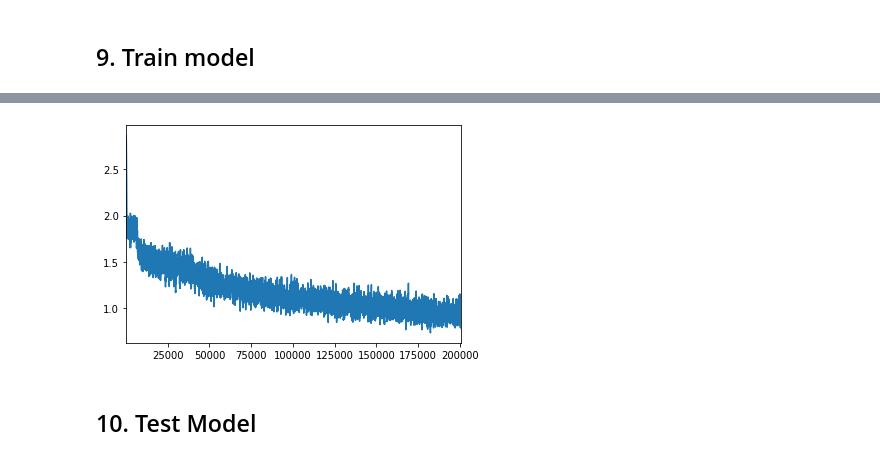
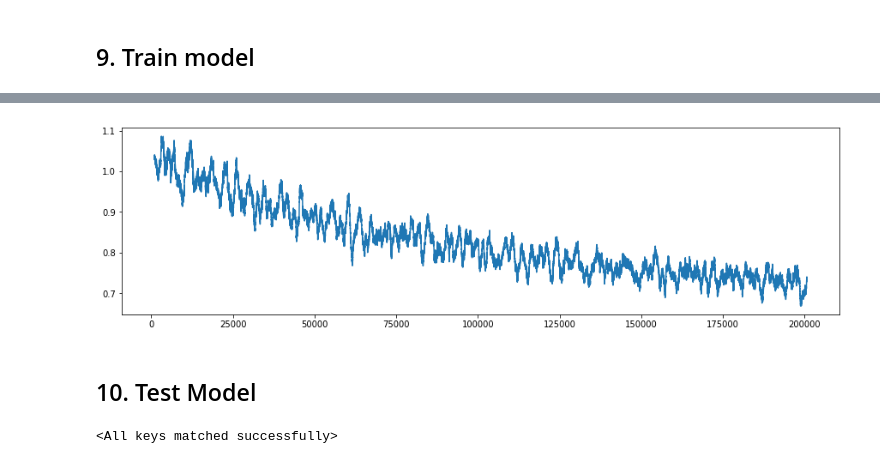
Before and after one commit to gokulkarthik/Deep-Learning-Projects.pytorch, a Jupyter notebook: 2-multi-class-word-classification.ipynb, the cells around one changed output, grey strips where cells are left out. Drawn from its saved outputs; the diff is of its cells as text; code cells hidden in the pictures.

```diff
--- a/2-multi-class-word-classification.ipynb
+++ b/2-multi-class-word-classification.ipynb
@@ -331,0 +324,6 @@ gamma = 1
+# %%
+alpha = 0.8
+weights = len(words_df_train) / (words_df_train['language'].value_counts() ** alpha)
+weights = weights / weights.sum()
+weights = weights.sort_index()
+print(weights)
@@ -331,0 +350,3 @@ gamma = 1
+# %%
+weights = torch.Tensor(weights)
+print(weights)
@@ -332,5 +356,5 @@ gamma = 1
 # %%
-criterion = nn.CrossEntropyLoss(reduction="mean")
+criterion = nn.CrossEntropyLoss(weight=weights, reduction="mean")
 optimizer = optim.Adam(model.parameters(), lr=lr)
 lr_scheduler = optim.lr_scheduler.StepLR(optimizer=optimizer, step_size=step_size, gamma=gamma)
 # %% [markdown]
@@ -344,11 +368,11 @@ epoch_lrs = []
 iteration_losses = []
 iteration_lrs = []
 
-for epoch in tqdm(range(1, epochs+1)):
+for epoch in tqdm_notebook(range(1, epochs+1)):
     epoch_loss = 0
     epoch_lr = 0
 
-    for X, Y in tqdm(train_loader, desc="Epoch-{}".format(epoch)):
+    for X, Y in tqdm_notebook(train_loader, desc="Epoch-{}".format(epoch)):
         X, Y = X.to(device), Y.to(device)
 
         optimizer.zero_grad()
@@ -412,6 +418,7 @@ plt.show()
 # %%
-window = 100
+window = 1000
+plt.figure(figsize=(15, 4))
 pd.Series(iteration_losses).rolling(window=window).mean().iloc[window-1:].plot()
 plt.show()
 # %% [output]
-[figure, old version]
+[figure, new version]
@@ -418,5 +428,13 @@ plt.show()
 # %% [markdown]
 ## 10. Test Model
+# %%
+path = os.path.join("models", "language-words", "classifier.pth")
+model = Model(input_size=num_chars, output_size=num_langs, hidden_size=30, num_layers=1)
+model = nn.DataParallel(model)
+model = model.to(device)
+model.load_state_dict(torch.load(path))
+# %% [output]
+<All keys matched successfully>
 # %%
 with torch.no_grad():
     Y_train, Y_pred_train = [], []
```
Also changed, not shown: parts of 28 cells of this notebook.
